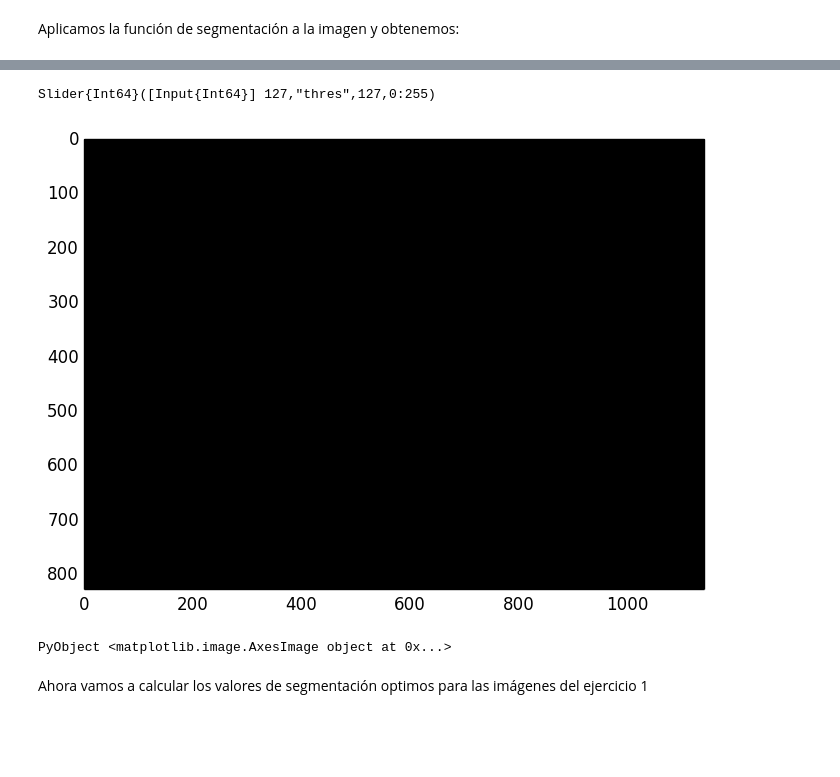
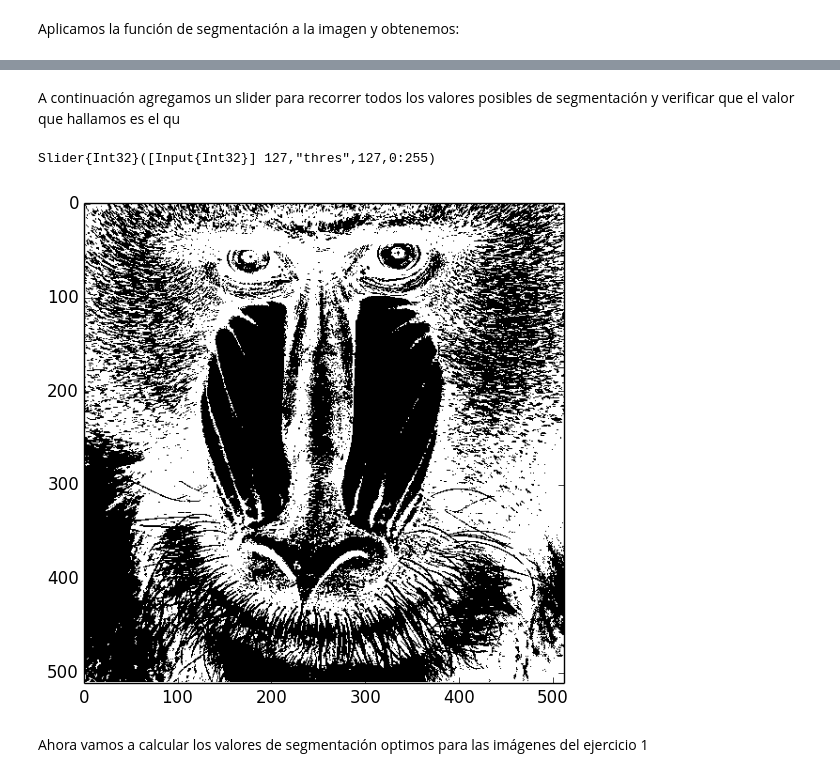
Before and after one commit to elsuizo/Practicas_vision, a Jupyter notebook: Practica1/Julia/ejercicio8.ipynb, the cells around one changed output, grey strips where cells are left out. Cells and saved outputs as stored; diff of their text form; code cells hidden in the pictures; blank space fills up the shorter version.

```diff
--- a/Practica1/Julia/ejercicio8.ipynb
+++ b/Practica1/Julia/ejercicio8.ipynb
@@ -37,7 +44,7 @@ INFO: Loading help data...
 Vamos a cargar una imagen representativa, osea que sea un objeto claro con un fondo tambien claro(se distinguen).
 # %%
 # Load a Image
-path1 = "../Imagenes/sci-4.bmp";
+path1 = "../Imagenes/baboon.jpg";
 img = Images.imread(path1);
 img_gray = Images.rgb2gray(img);
 # %%
@@ -98,17 +105,21 @@ PyPlot.title("Segmentacion automatica optima")
 PyObject <matplotlib.text.Text object at 0x...>
+# %% [markdown]
+A continuación agregamos un slider para recorrer todos los valores posibles de segmentación y verificar que el valor que hallamos es el qu
 # %%
 using Interact
 import ImageView
 # %%
+f = PyPlot.figure()
+
 @manipulate for thres = 0:255
     mask = img_gray .< thres
-
+    PyPlot.withfig(f) do
     PyPlot.imshow(mask',cmap="gray")
+    end
 end
 # %% [output]
-Slider{Int64}([Input{Int64}] 127,"thres",127,0:255)
+Slider{Int32}([Input{Int32}] 127,"thres",127,0:255)
-[figure, old version]
+[figure, new version]
-PyObject <matplotlib.image.AxesImage object at 0x...>
 # %% [markdown]
 Ahora vamos a calcular los valores de segmentación optimos para las imágenes del ejercicio 1
 # %%
```
Also changed, not shown: parts of 6 cells of this notebook.
